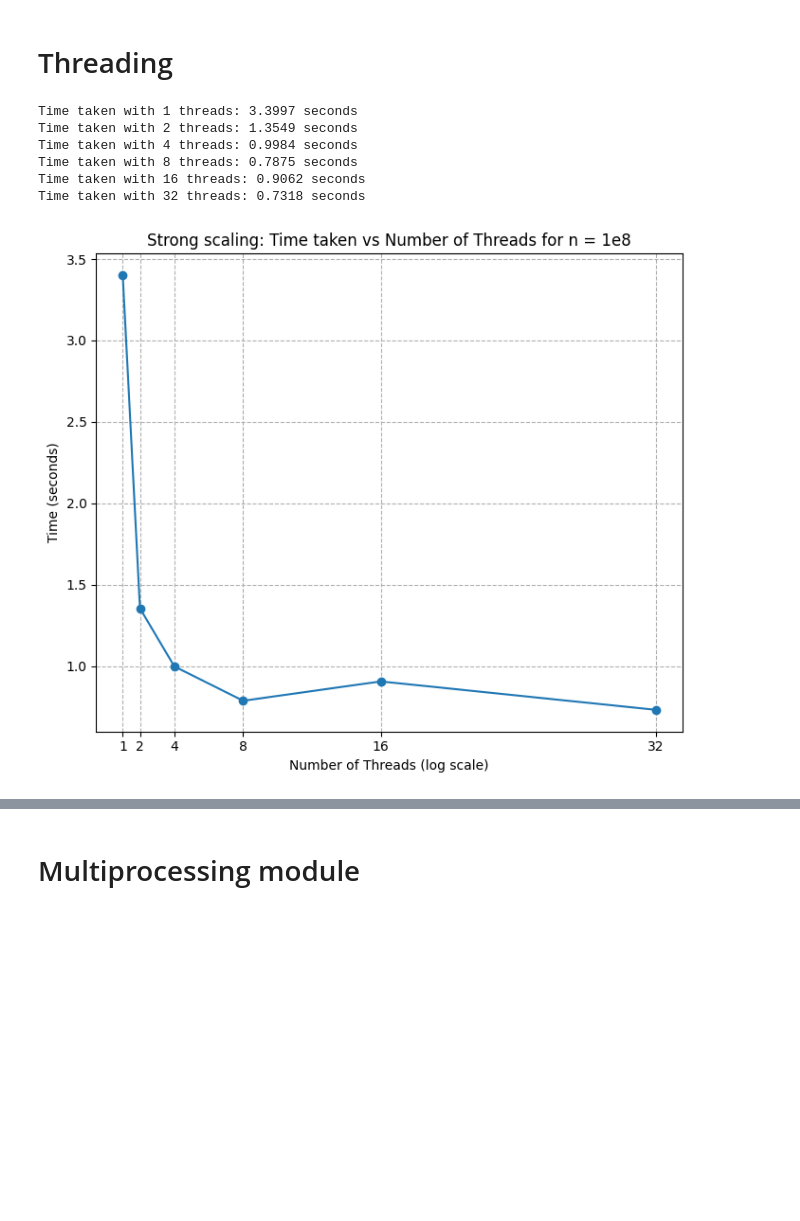
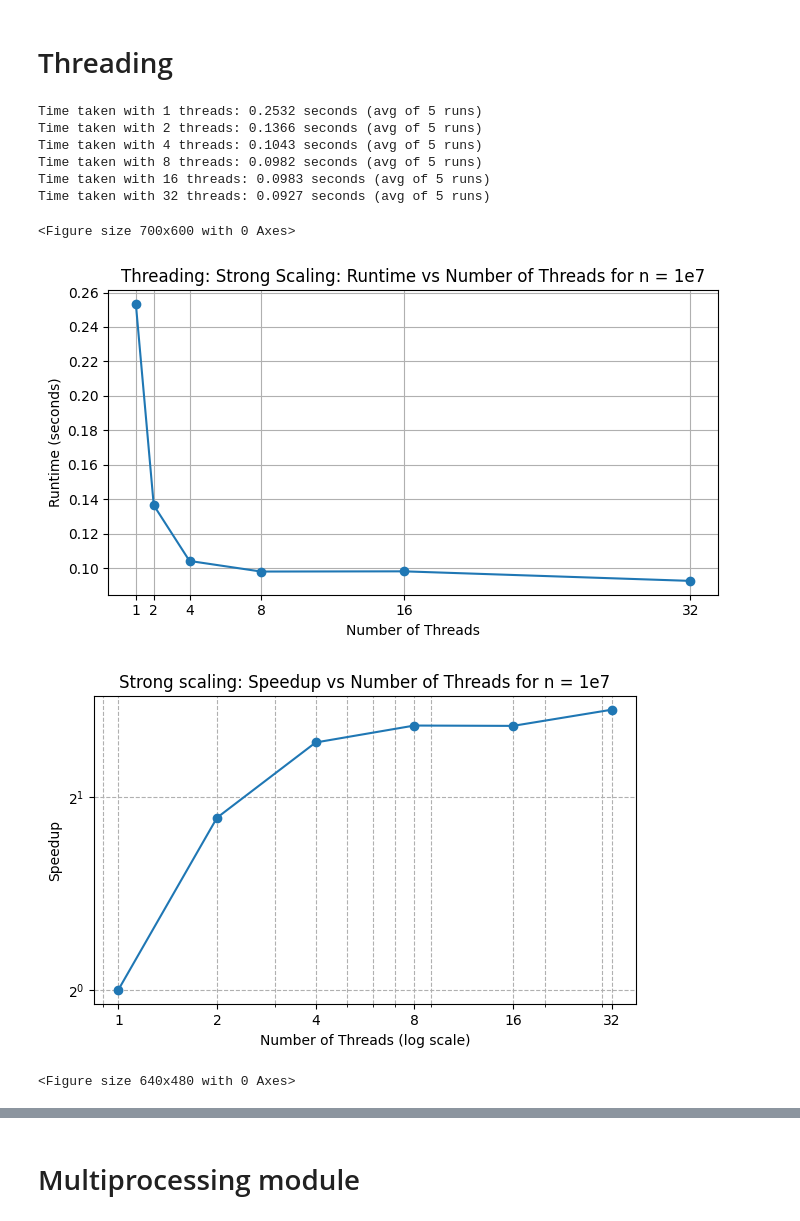
Before and after one commit to desaiamogh31/utd-hpc-course-repo, a Jupyter notebook: hw4/src/lorentz.ipynb, the cells around one changed output, grey strips where cells are left out. Saved outputs shown, nothing was run; the diff lists cells and outputs as text; code cells hidden in the pictures; blank space fills up the shorter version.

```diff
--- a/hw4/src/lorentz.ipynb
+++ b/hw4/src/lorentz.ipynb
@@ -22,0 +51,8 @@ def plot_histogram(counts, xmin=xmin, xmax=xmax, num_bins=num_bins):
+# %%
+import thread_lorentz
+
+n = 1e6
+method_name = "Threading"
+# Get counts for histogram from one execution
+local_counts, _ = thread_lorentz.run_threaded(n, n_threads=1,)
+plot_histogram(local_counts, method_name=method_name)
@@ -23,38 +120,52 @@ def plot_histogram(counts, xmin=xmin, xmax=xmax, num_bins=num_bins):
 # %% [markdown]
 # Threading
 # %%
+import timeit
 import thread_lorentz
 #Strong Scaling
-n=1e8
+n=1e7
 times=[]
 thread_counts = [1, 2, 4, 8, 16, 32]
+local_dry_run = thread_lorentz.run_threaded(1e6, n_threads=1)  # Warmup run to initialize threading
+del local_dry_run  # Free memory from warmup run
 for n_threads in thread_counts:
-    start_time = time.perf_counter()
-    local_counts,cnt = thread_lorentz.run_threaded(n, n_threads=n_threads)
-    end_time = time.perf_counter()
-    thread_time =  end_time - start_time
-    times.append(thread_time)
-    print(f"Time taken with {cnt} threads: {end_time - start_time:.4f} seconds")
+    def run_once():
+        return thread_lorentz.run_threaded(n, n_threads=n_threads)
 
+    total_time = timeit.timeit(run_once, number=5)
+    avg_time = total_time / 5
+    times.append(avg_time)
+    print(f"Time taken with {n_threads} threads: {avg_time:.4f} seconds (avg of 5 runs)")
 
-#plot_histogram(local_counts)
+#plot run time vs parallelism
+plt.figure(figsize=(7, 6))
 
-plt.figure(figsize=(7, 6))
-plt.plot(thread_counts, times, marker='o')
+plot_strong_scaling(n, thread_counts, times, method_name="Threading")
+
+#plot speedup vs parallelism
+plt.figure(figsize=(7, 4))
+speedup = [times[0] / t for t in times]
+plt.plot(thread_counts, speedup, marker='o')
+plt.xscale('log', base=10)
+plt.yscale('log', base=2)
 plt.xlabel('Number of Threads (log scale)')
-plt.ylabel('Time (seconds)')
-plt.title(f'Strong scaling: Time taken vs Number of Threads for n = 1e{int(np.log10(n))}')
+plt.ylabel('Speedup')
+plt.title(f'Strong scaling: Speedup vs Number of Threads for n = 1e{int(np.log10(n))}')
 plt.grid(True, which="both", ls="--")
+
 plt.xticks(thread_counts, thread_counts)
+plt.show()
 plt.tight_layout()
-plt.show()
 # %% [output]
-Time taken with 1 threads: 3.3997 seconds
-Time taken with 2 threads: 1.3549 seconds
-Time taken with 4 threads: 0.9984 seconds
-Time taken with 8 threads: 0.7875 seconds
-Time taken with 16 threads: 0.9062 seconds
-Time taken with 32 threads: 0.7318 seconds
+Time taken with 1 threads: 0.2532 seconds (avg of 5 runs)
+Time taken with 2 threads: 0.1366 seconds (avg of 5 runs)
+Time taken with 4 threads: 0.1043 seconds (avg of 5 runs)
+Time taken with 8 threads: 0.0982 seconds (avg of 5 runs)
+Time taken with 16 threads: 0.0983 seconds (avg of 5 runs)
+Time taken with 32 threads: 0.0927 seconds (avg of 5 runs)
+<Figure size 700x600 with 0 Axes>
-[figure, old version]
+[figure, new version]
+[figure, added]
+<Figure size 640x480 with 0 Axes>
 # %%
 #Weak Scaling
```
Also changed, not shown: parts of 22 cells of this notebook, 7 other files.
